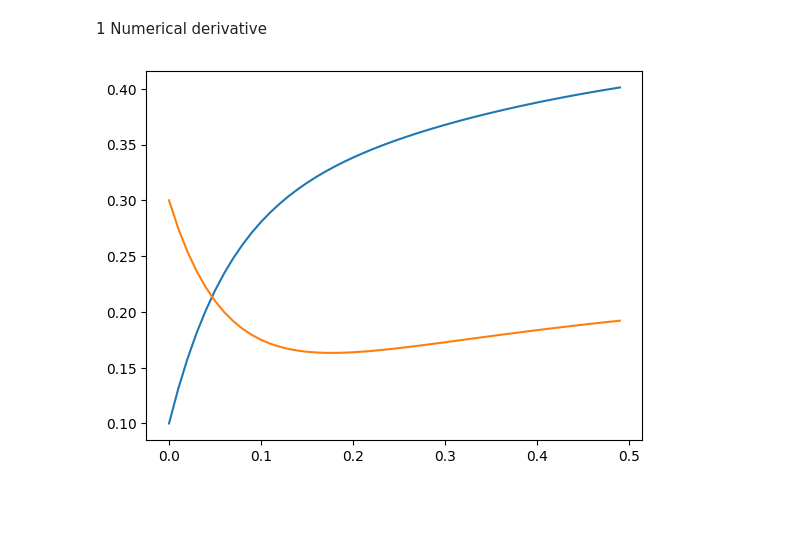
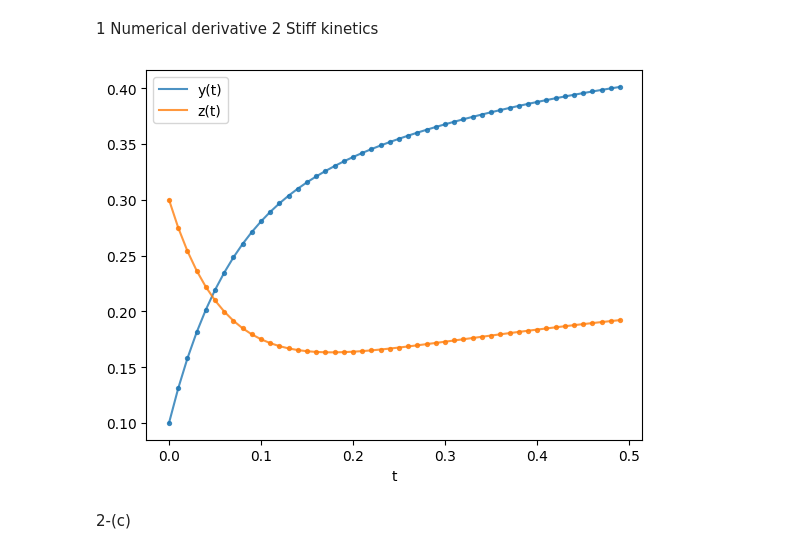
Before and after one commit to Yunseul-PnA/2025-gwnrre-winterschool, a Jupyter notebook: #Pro2.ipynb, the cells around one changed output. Saved outputs shown, nothing was run; the diff lists cells and outputs as text; code cells hidden in the pictures; blank space fills up the shorter version.

```diff
--- a/#Pro2.ipynb
+++ b/#Pro2.ipynb
@@ -3,6 +3,7 @@ import numpy as np
 import matplotlib.pyplot as plt
 # %% [markdown]
 1 Numerical derivative
+2 Stiff kinetics
 # %%
 dt = 0.01
 
@@ -33,10 +34,16 @@ for i in range(0,49):
     f[2][i+1] = E_m(f[2][i],z_1d(f[1][i], f[2][i]))
 
 # print(f)
-# %%
-plt.plot(t,f[1])
-plt.plot(t,f[2])
-
-plt.show()
-# %% [output]
-[figure, removed]
+# %%
+plt.plot(t,f[1], label = "y(t)", alpha=0.8)
+plt.plot(t,f[2], label = "z(t)", alpha=0.8)
+plt.scatter(t,f[1], s=8, alpha=0.8)
+plt.scatter(t, f[2], s=8, alpha=0.8)
+plt.xlabel("t")
+plt.legend()
+
+plt.show()
+# %% [output]
+[figure, added]
+# %% [markdown]
+2-(c)
```
Also changed, not shown: parts of 5 cells of this notebook.
